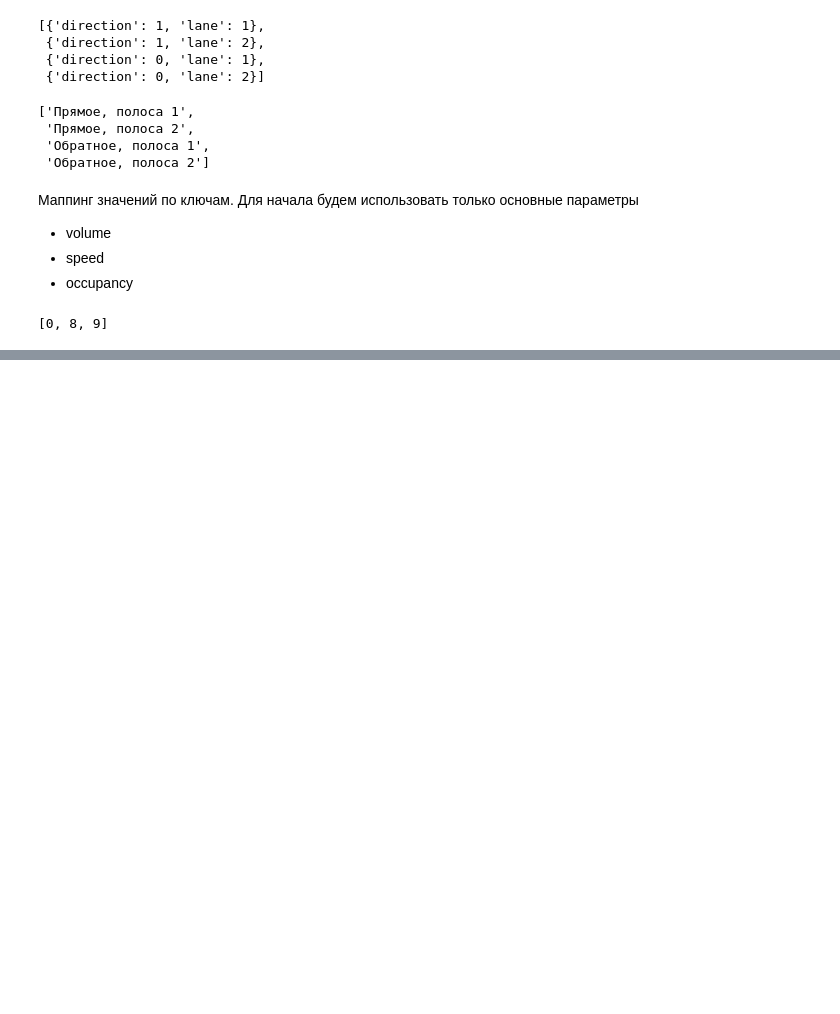
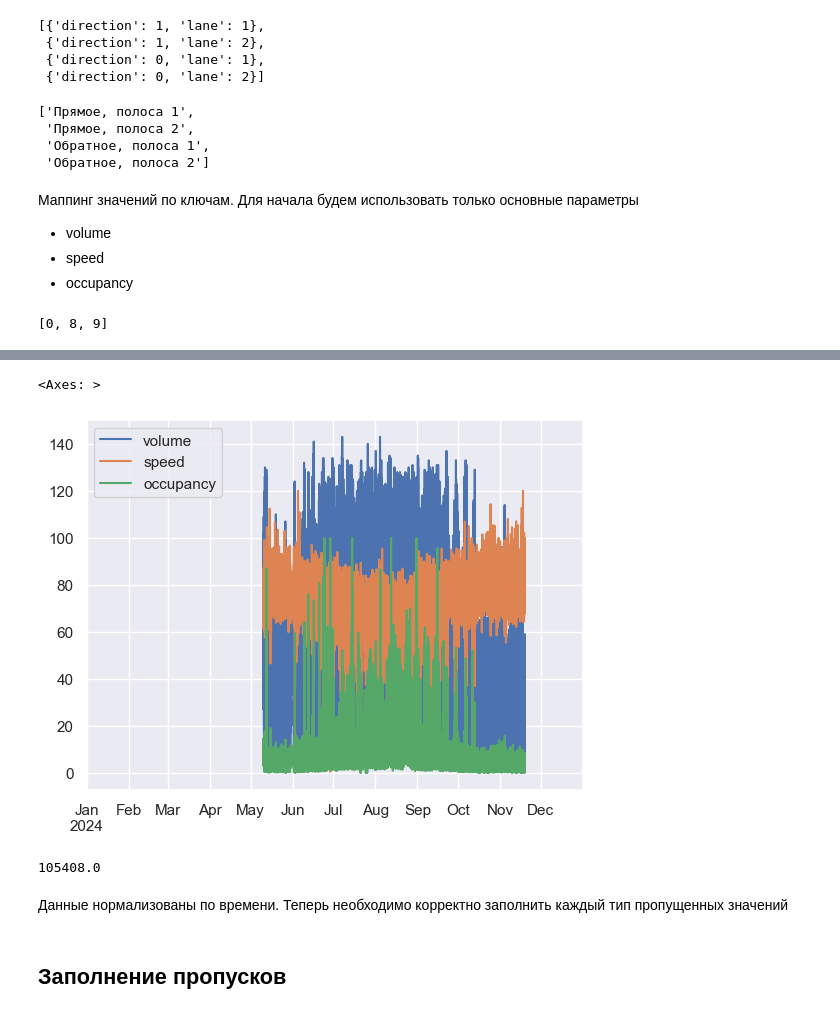
Before and after one commit to BlackKingWhitePawn/transportation, a Jupyter notebook: puid_processing.ipynb, the cells around one changed output, grey strips where cells are left out. Drawn from its saved outputs; the diff is of its cells as text; code cells hidden in the pictures; blank space fills up the shorter version.

```diff
--- a/puid_processing.ipynb
+++ b/puid_processing.ipynb
@@ -77,0 +164,6 @@ TypeError: no numeric data to plot
+# %%
+puid_source_0 = puid_source_0[~puid_source_0.index.duplicated(keep='first')]
+# %%
+range2024 = pd.date_range('2024-01-01 00:00', '2024-12-31 23:55', freq='5Min')
+puid_source_0_na = puid_source_0.reindex(range2024)
+puid_source_0_na.describe()
@@ -77,0 +180,11 @@ TypeError: no numeric data to plot
+# %%
+puid_source_0_na.plot()
+# %% [output]
+<Axes: >
+[figure, added]
+# %%
+# количество пятиминутных интервалов в году
+rows_count = pd.Timestamp(2024, 12, 31).dayofyear * (24 * 60 / 5)
+rows_count
+# %% [output]
+105408.0
@@ -77,0 +193,4 @@ TypeError: no numeric data to plot
+# %% [markdown]
+Данные нормализованы по времени. Теперь необходимо корректно заполнить каждый тип пропущенных значений
+# %% [markdown]
+## Заполнение пропусков
```
Also changed, not shown: parts of 30 cells of this notebook.
